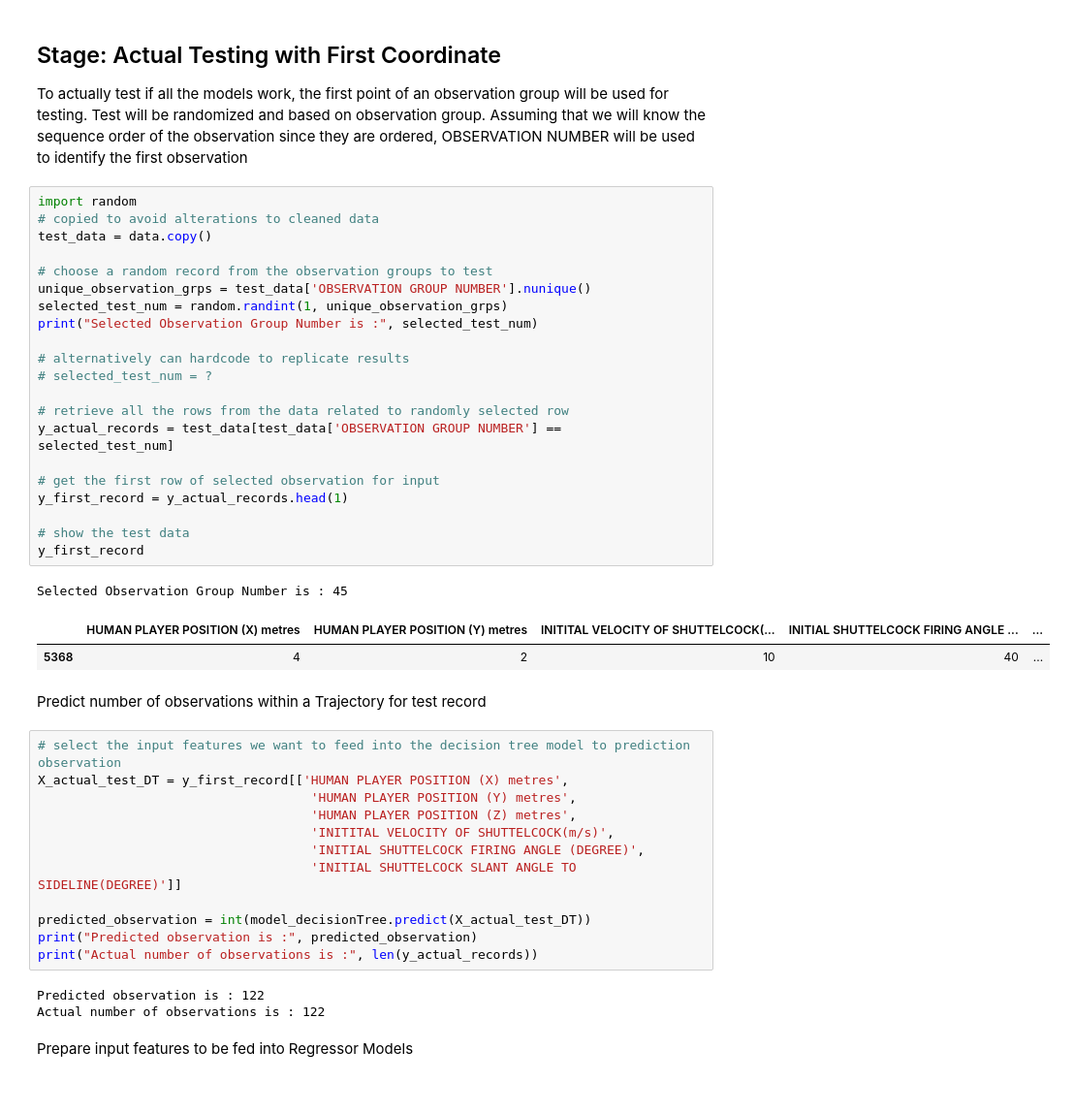
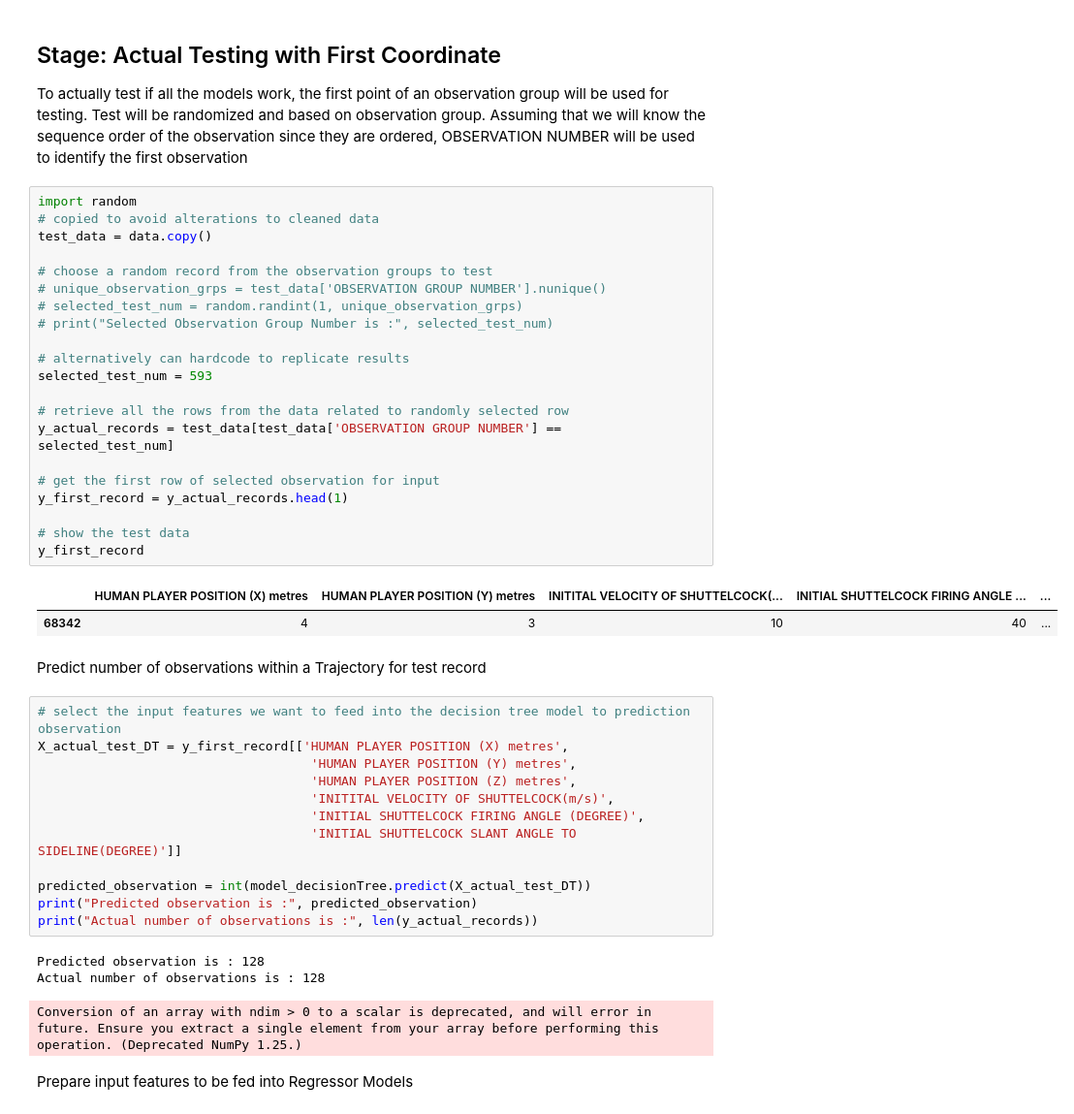
Before and after one commit to mtwchuang/CSC3005-Shuttlecock-Trajectory-Estimation, a Jupyter notebook: regression_approach_normal_input_v2.ipynb, the cells around one changed output. Shown at 97% size. Saved outputs shown, nothing was run; the diff lists cells and outputs as text.

```diff
--- a/regression_approach_normal_input_v2.ipynb
+++ b/regression_approach_normal_input_v2.ipynb
@@ -671,28 +672,27 @@ To actually test if all the models work, the first point of an observation group
 # %%
 import random
 # copied to avoid alterations to cleaned data
 test_data = data.copy()
 
 # choose a random record from the observation groups to test
-unique_observation_grps = test_data['OBSERVATION GROUP NUMBER'].nunique()
-selected_test_num = random.randint(1, unique_observation_grps)
-print("Selected Observation Group Number is :", selected_test_num)
+# unique_observation_grps = test_data['OBSERVATION GROUP NUMBER'].nunique()
+# selected_test_num = random.randint(1, unique_observation_grps)
+# print("Selected Observation Group Number is :", selected_test_num)
 
 # alternatively can hardcode to replicate results
-# selected_test_num = ?
+selected_test_num = 593
 
 # retrieve all the rows from the data related to randomly selected row
 y_actual_records = test_data[test_data['OBSERVATION GROUP NUMBER'] == selected_test_num]
 
 # get the first row of selected observation for input
 y_first_record = y_actual_records.head(1)
 
 # show the test data
 y_first_record
 # %% [output]
-Selected Observation Group Number is : 45
 |  | HUMAN PLAYER POSITION (X) metres | HUMAN PLAYER POSITION (Y) metres | INITITAL VELOCITY OF SHUTTELCOCK(... | INITIAL SHUTTELCOCK FIRING ANGLE ... | ... |
-| 5368 | 4 | 2 | 10 | 40 | ... |
+| 68342 | 4 | 3 | 10 | 40 | ... |
 # %% [markdown]
 Predict number of observations within a Trajectory for test record
 # %%
@@ -708,8 +708,9 @@ predicted_observation = int(model_decisionTree.predict(X_actual_test_DT))
 print("Predicted observation is :", predicted_observation)
 print("Actual number of observations is :", len(y_actual_records))
 # %% [output]
-Predicted observation is : 122
-Actual number of observations is : 122
+Predicted observation is : 128
+Actual number of observations is : 128
+Conversion of an array with ndim > 0 to a scalar is deprecated, and will error in future. Ensure you extract a single element from your array before performing this operation. (Deprecated NumPy 1.25.)
 # %% [markdown]
 Prepare input features to be fed into Regressor Models
 # %%
```
Also changed, not shown: parts of 10 cells of this notebook, 8 other files.
